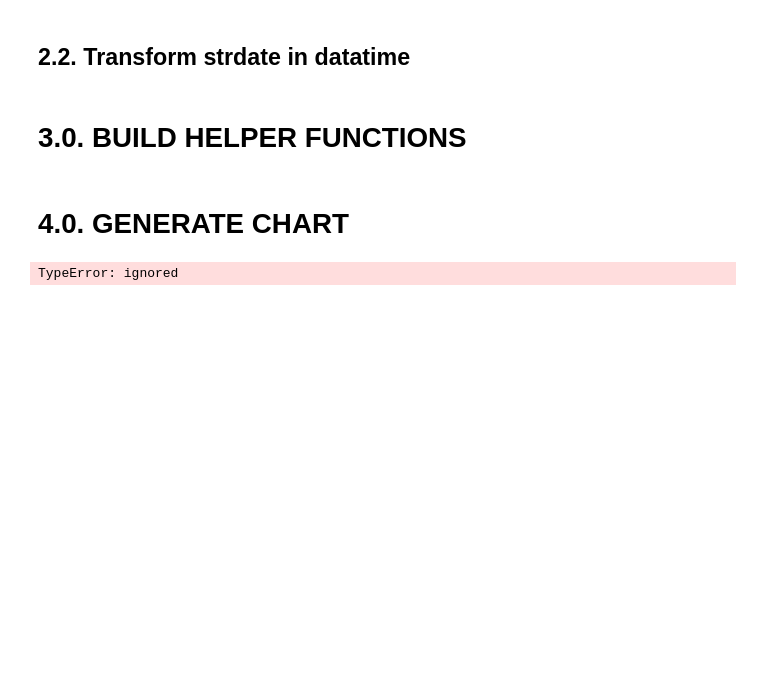
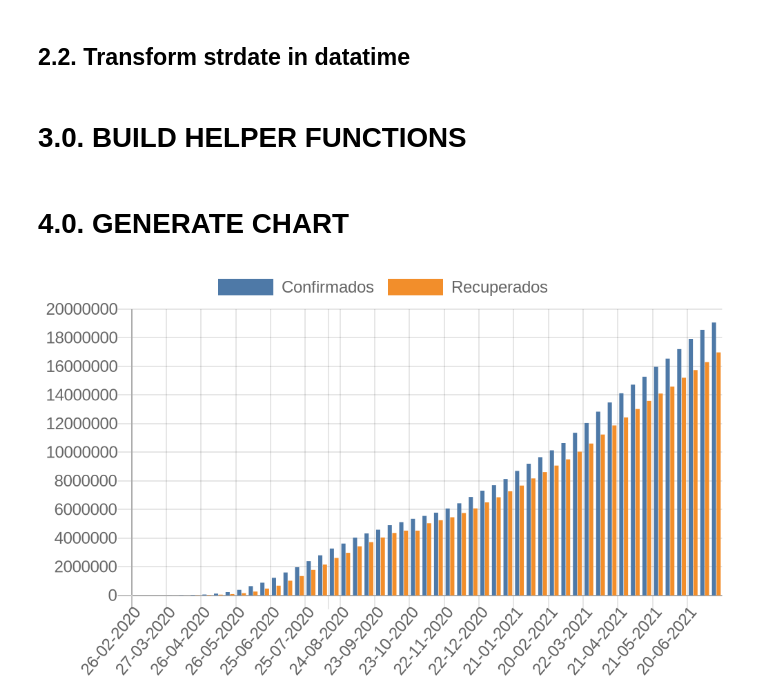
Before and after one commit to DiegoFreitasDS/Lets-Code-Python, a Jupyter notebook: Lest_Code_COVID_API.ipynb, the cells around one changed output. Saved outputs shown, nothing was run; the diff lists cells and outputs as text; code cells hidden in the pictures; blank space fills up the shorter version.

```diff
--- a/Lest_Code_COVID_API.ipynb
+++ b/Lest_Code_COVID_API.ipynb
@@ -170,8 +163,8 @@ def save_image(path, content):
 # %%
 # display image
 def display_image( path ):
-  img_pil = Image( path )
-  display( img_file )
+  img_pil = Image.open( path )
+  display( img_pil )
 # %% [markdown]
 # 4.0. GENERATE CHART
 # %%
@@ -193,12 +186,12 @@ for obs in final_data[1::10]:
   x.append( obs[DATA].strftime( '%d-%m-%Y' ) )
 # %%
 # generate chart
-chart = create_chart( x, [y_data_1, y_data_2], labels, title='Grafico confirmados x recuperados')
+chart = create_chart( x, [y_data_1, y_data_2], title='Grafico confirmados x recuperados' )
 chart_content = get_api_chart( chart )
 save_image( 'meu-primeiro-grafico.png', chart_content )
 display_image( 'meu-primeiro-grafico.png' )
 # %% [output]
-TypeError: ignored
+[figure, added]
 # %%
 from urllib.parse import quote
 # %%
```
Also changed, not shown: parts of 6 cells of this notebook.
